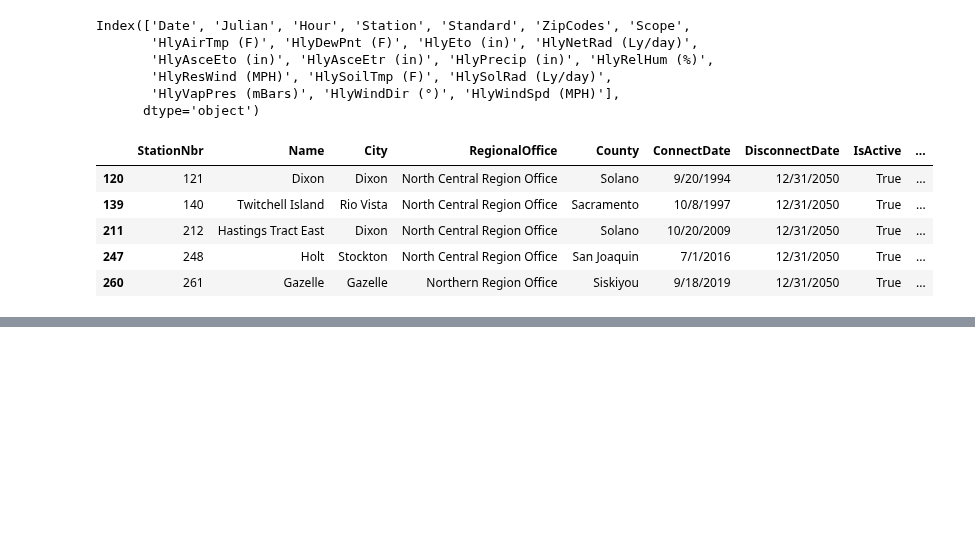
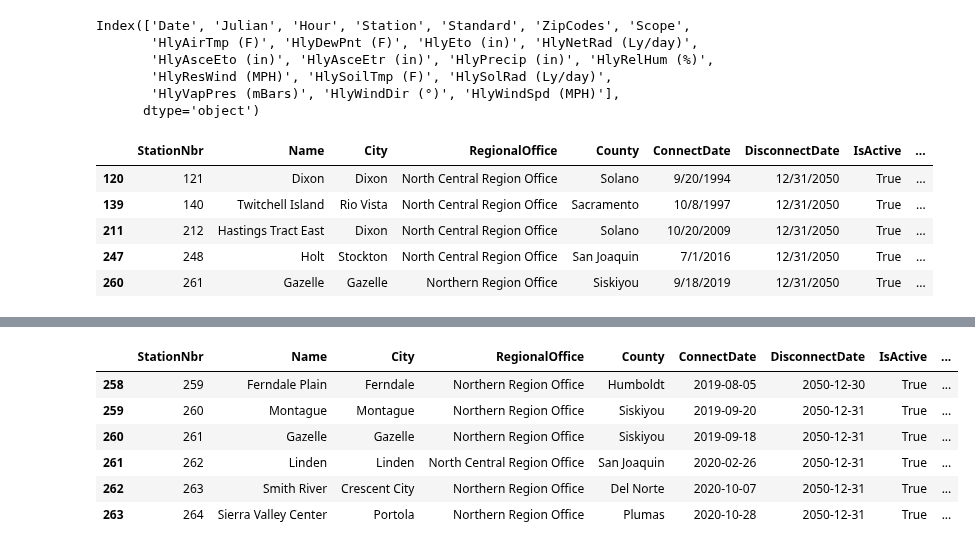
Before and after one commit to tomityrrell/psps-analysis, a Jupyter notebook: notebooks/Weather Station Analysis.ipynb, the cells around one changed output, grey strips where cells are left out. Cells and saved outputs as stored; diff of their text form; code cells hidden in the pictures; blank space fills up the shorter version.

```diff
--- a/notebooks/Weather Station Analysis.ipynb
+++ b/notebooks/Weather Station Analysis.ipynb
@@ -187,3 +187,7 @@ ws[ws.StationNbr.isin(wind_max.index)]
 | 211 | 212 | Hastings Tract East | Dixon | North Central Region Office | Solano | 10/20/2009 | 12/31/2050 | True | ... |
 | 247 | 248 | Holt | Stockton | North Central Region Office | San Joaquin | 7/1/2016 | 12/31/2050 | True | ... |
 | 260 | 261 | Gazelle | Gazelle | Northern Region Office | Siskiyou | 9/18/2019 | 12/31/2050 | True | ... |
+# %%
+ws["ConnectDate"] = pd.to_datetime(ws["ConnectDate"])
+ws["DisconnectDate"] = pd.to_datetime(ws["DisconnectDate"])
+ws.dtypes
@@ -189,0 +211,10 @@ ws[ws.StationNbr.isin(wind_max.index)]
+# %%
+ws[ws.ConnectDate.dt.year > 2018]
+# %% [output]
+|  | StationNbr | Name | City | RegionalOffice | County | ConnectDate | DisconnectDate | IsActive | ... |
+| 258 | 259 | Ferndale Plain | Ferndale | Northern Region Office | Humboldt | 2019-08-05 | 2050-12-30 | True | ... |
+| 259 | 260 | Montague | Montague | Northern Region Office | Siskiyou | 2019-09-20 | 2050-12-31 | True | ... |
+| 260 | 261 | Gazelle | Gazelle | Northern Region Office | Siskiyou | 2019-09-18 | 2050-12-31 | True | ... |
+| 261 | 262 | Linden | Linden | North Central Region Office | San Joaquin | 2020-02-26 | 2050-12-31 | True | ... |
+| 262 | 263 | Smith River | Crescent City | Northern Region Office | Del Norte | 2020-10-07 | 2050-12-31 | True | ... |
+| 263 | 264 | Sierra Valley Center | Portola | Northern Region Office | Plumas | 2020-10-28 | 2050-12-31 | True | ... |
```
Also changed, not shown: parts of 3 cells of this notebook, 5 other files.
